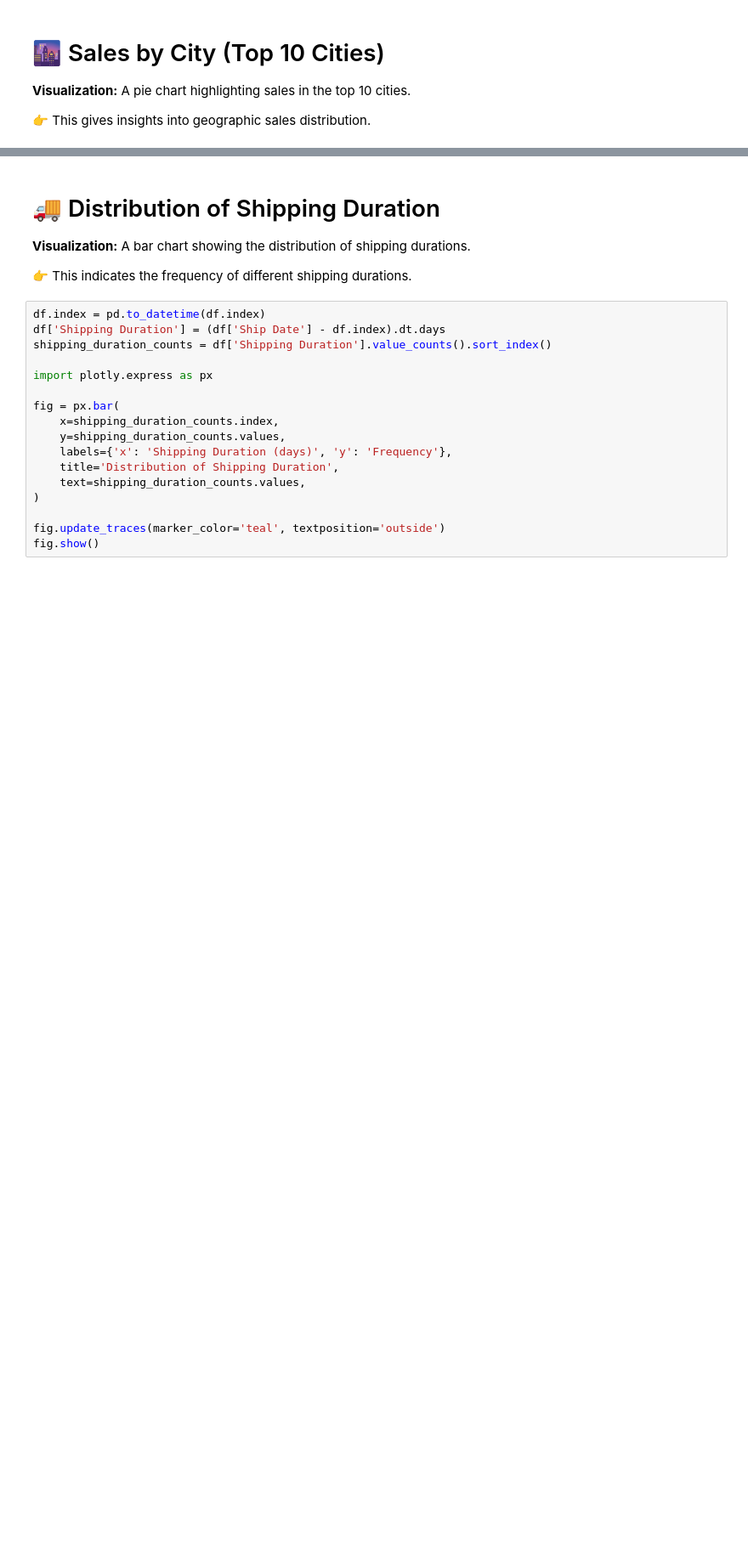
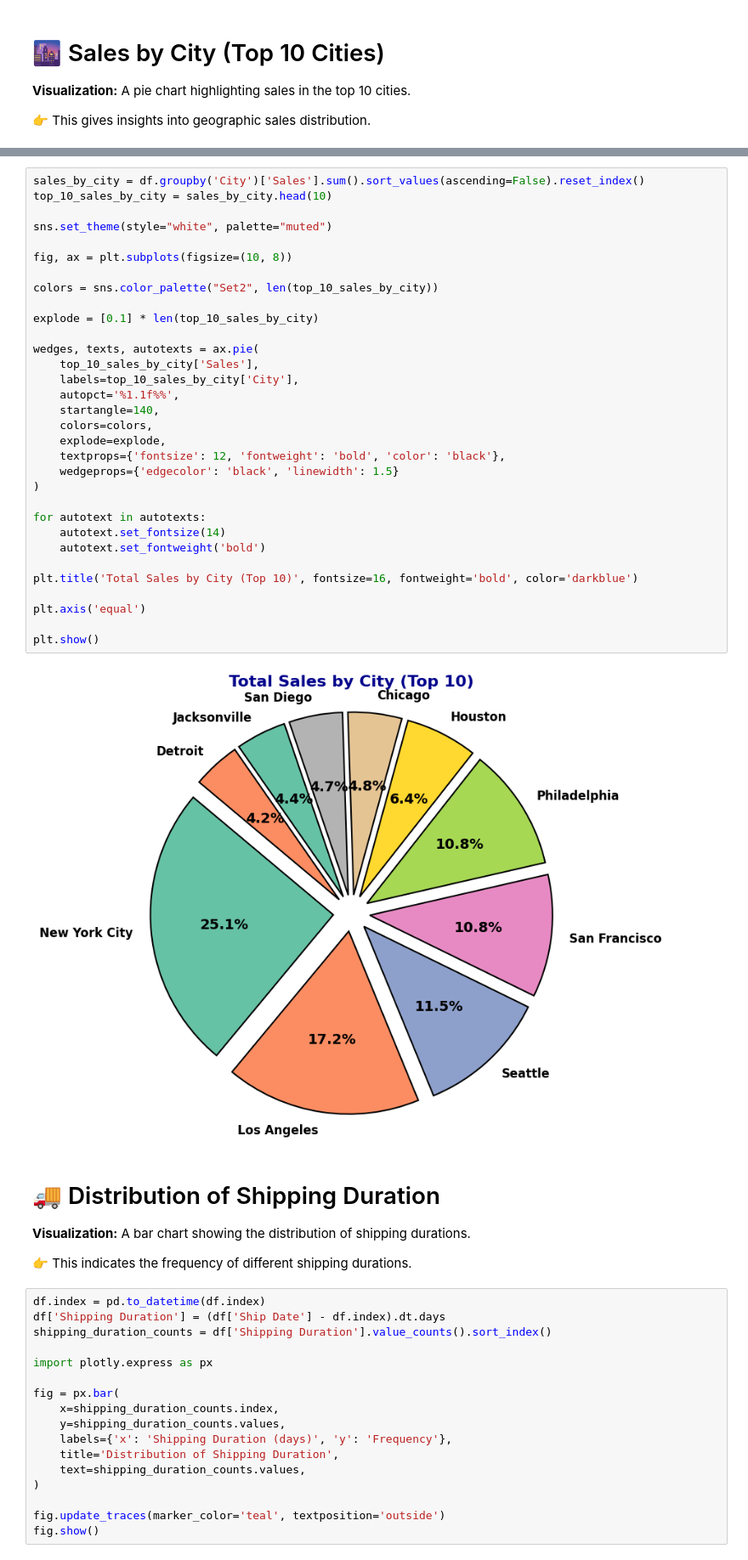
Before and after one commit to maimunul/Mental-Health-Data-Kaggle-Competition-S4-E11, a Jupyter notebook: supermarket-sales-usa-trends-forecasts.ipynb, the cells around one changed output, grey strips where cells are left out. Shown at 85% size. Drawn from its saved outputs; the diff is of its cells as text; blank space fills up the shorter version.

```diff
--- a/supermarket-sales-usa-trends-forecasts.ipynb
+++ b/supermarket-sales-usa-trends-forecasts.ipynb
@@ -140,6 +176,40 @@ fig2 = px.pie(top_10_sales_by_city, names='City', values='Sales', title='Total S
 fig2.show()
 # %% [output]
 [interactive output not drawn]
+# %%
+sales_by_city = df.groupby('City')['Sales'].sum().sort_values(ascending=False).reset_index()
+top_10_sales_by_city = sales_by_city.head(10)
+
+sns.set_theme(style="white", palette="muted")
+
+fig, ax = plt.subplots(figsize=(10, 8))
+
+colors = sns.color_palette("Set2", len(top_10_sales_by_city))
+
+explode = [0.1] * len(top_10_sales_by_city)
+
+wedges, texts, autotexts = ax.pie(
+    top_10_sales_by_city['Sales'],
+    labels=top_10_sales_by_city['City'],
+    autopct='%1.1f%%',
+    startangle=140,
+    colors=colors,
+    explode=explode,
+    textprops={'fontsize': 12, 'fontweight': 'bold', 'color': 'black'},
+    wedgeprops={'edgecolor': 'black', 'linewidth': 1.5}
+)
+
+for autotext in autotexts:
+    autotext.set_fontsize(14)
+    autotext.set_fontweight('bold')
+
+plt.title('Total Sales by City (Top 10)', fontsize=16, fontweight='bold', color='darkblue')
+
+plt.axis('equal')
+
+plt.show()
+# %% [output]
+[figure, added]
 # %% [markdown]
 # 🚚 Distribution of Shipping Duration
 **Visualization:** A bar chart showing the distribution of shipping durations.
```
Also changed, not shown: parts of 10 cells of this notebook.
